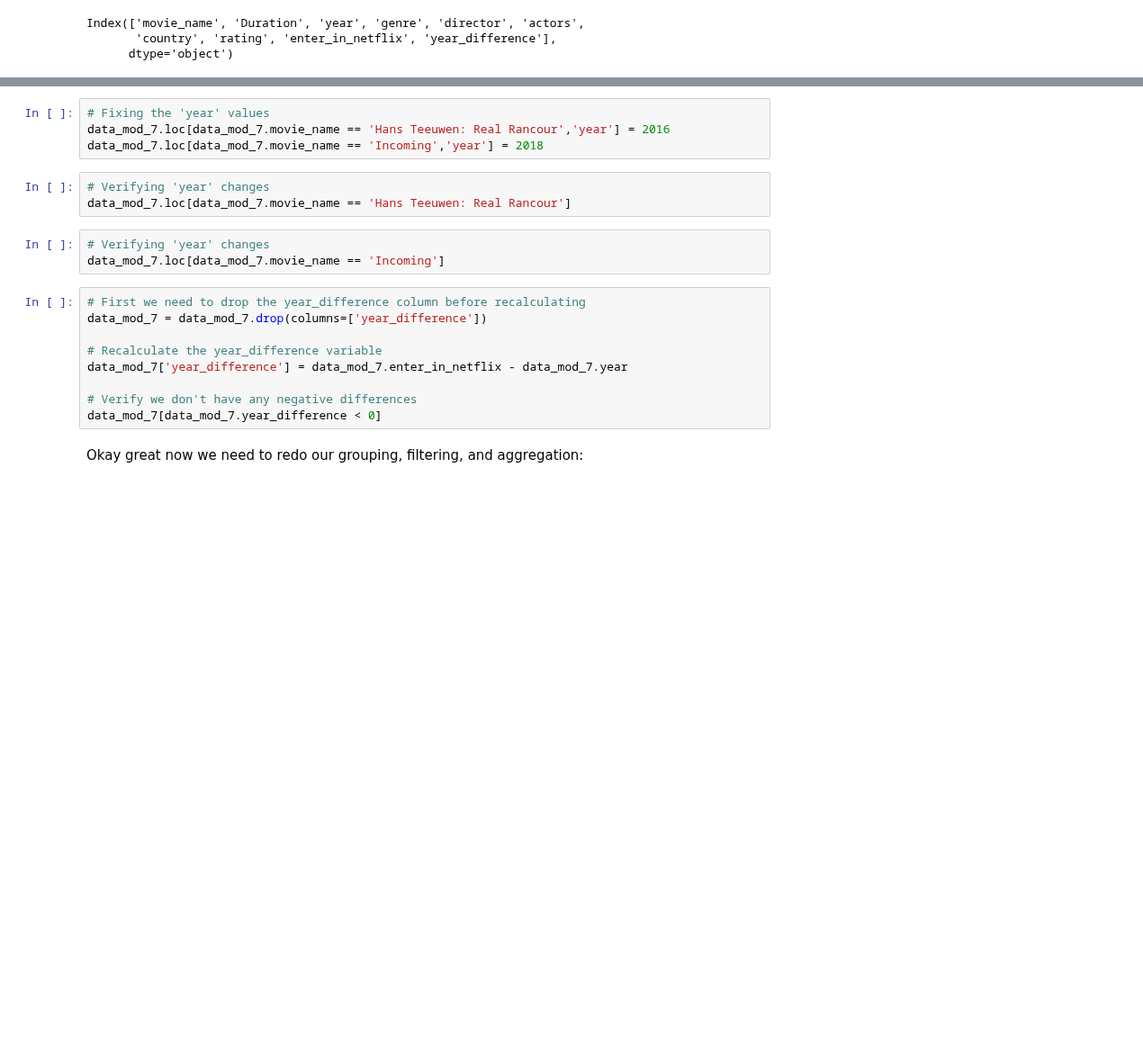
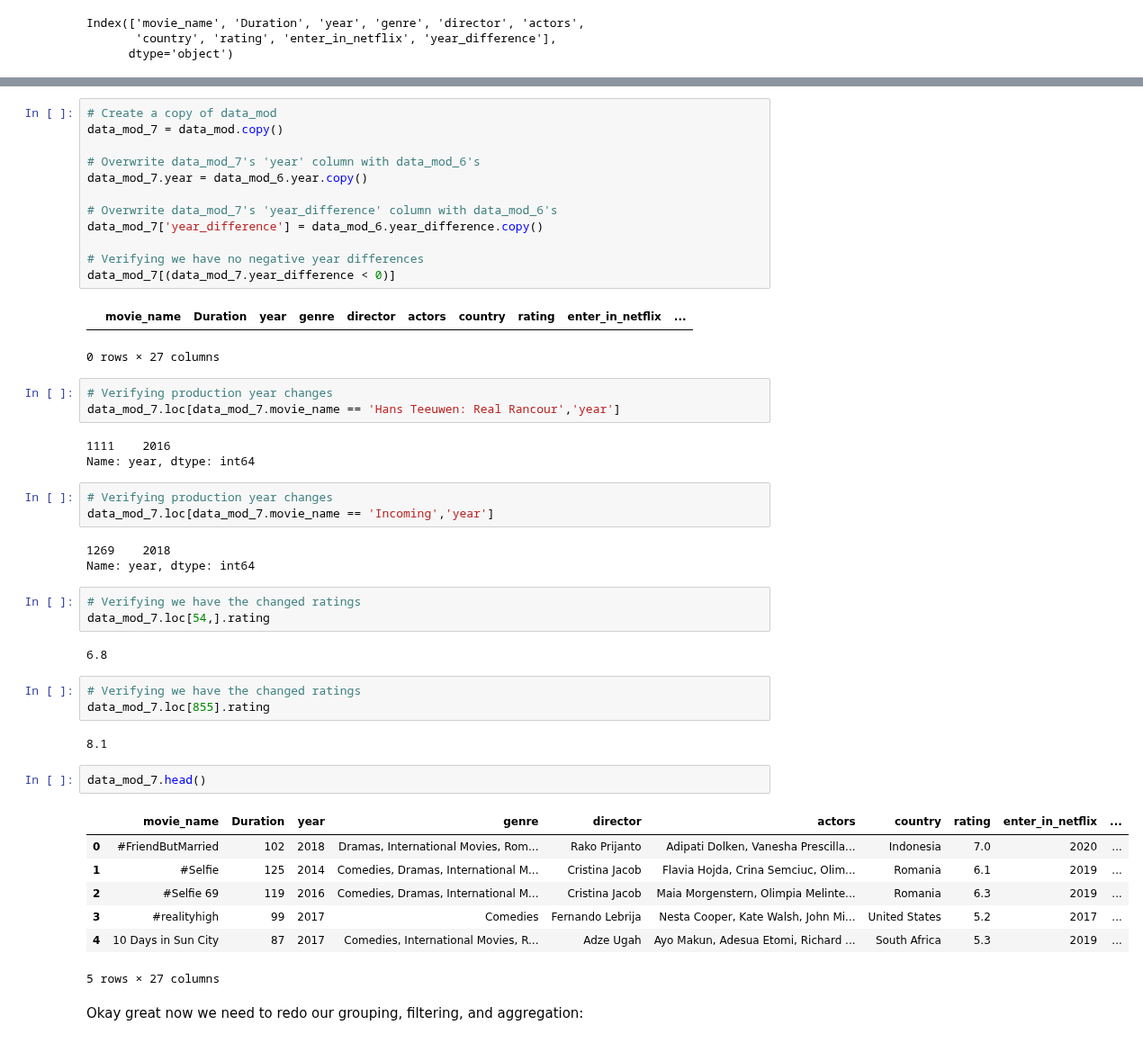
Before and after one commit to Kristian-Abad/Netflix-Movies-Project, a Jupyter notebook: Netflix_Movies.ipynb, the cells around one changed output, grey strips where cells are left out. Shown at 90% size. Saved outputs shown, nothing was run; the diff lists cells and outputs as text; blank space fills up the shorter version.

Commit message:
removed redundant code cells in "Recency of Movies"

```diff
--- a/Netflix_Movies.ipynb
+++ b/Netflix_Movies.ipynb
@@ -693,22 +721,50 @@ data_mod_7[data_mod_7.year_difference == -1]
+# %%
+# Create a copy of data_mod
+data_mod_7 = data_mod.copy()
+
+# Overwrite data_mod_7's 'year' column with data_mod_6's
+data_mod_7.year = data_mod_6.year.copy()
+
+# Overwrite data_mod_7's 'year_difference' column with data_mod_6's
+data_mod_7['year_difference'] = data_mod_6.year_difference.copy()
+
+# Verifying we have no negative year differences
+data_mod_7[(data_mod_7.year_difference < 0)]
+# %% [output]
+|  | movie_name | Duration | year | genre | director | actors | country | rating | enter_in_netflix | ... |
+0 rows × 27 columns
 # %%
-# Fixing the 'year' values
-data_mod_7.loc[data_mod_7.movie_name == 'Hans Teeuwen: Real Rancour','year'] = 2016
-data_mod_7.loc[data_mod_7.movie_name == 'Incoming','year'] = 2018
+# Verifying production year changes
+data_mod_7.loc[data_mod_7.movie_name == 'Hans Teeuwen: Real Rancour','year']
+# %% [output]
+1111    2016
+Name: year, dtype: int64
 # %%
-# Verifying 'year' changes
-data_mod_7.loc[data_mod_7.movie_name == 'Hans Teeuwen: Real Rancour']
+# Verifying production year changes
+data_mod_7.loc[data_mod_7.movie_name == 'Incoming','year']
+# %% [output]
+1269    2018
+Name: year, dtype: int64
-# %%
-# Verifying 'year' changes
-data_mod_7.loc[data_mod_7.movie_name == 'Incoming']
-# %%
-# First we need to drop the year_difference column before recalculating
-data_mod_7 = data_mod_7.drop(columns=['year_difference'])
-
-# Recalculate the year_difference variable
-data_mod_7['year_difference'] = data_mod_7.enter_in_netflix - data_mod_7.year
-
-# Verify we don't have any negative differences
-data_mod_7[data_mod_7.year_difference < 0]
+# %%
+# Verifying we have the changed ratings
+data_mod_7.loc[54,].rating
+# %% [output]
+6.8
+# %%
+# Verifying we have the changed ratings
+data_mod_7.loc[855].rating
+# %% [output]
+8.1
+# %%
+data_mod_7.head()
+# %% [output]
+|  | movie_name | Duration | year | genre | director | actors | country | rating | enter_in_netflix | ... |
+| 0 | #FriendButMarried | 102 | 2018 | Dramas, International Movies, Rom... | Rako Prijanto | Adipati Dolken, Vanesha Prescilla... | Indonesia | 7.0 | 2020 | ... |
+| 1 | #Selfie | 125 | 2014 | Comedies, Dramas, International M... | Cristina Jacob | Flavia Hojda, Crina Semciuc, Olim... | Romania | 6.1 | 2019 | ... |
+| 2 | #Selfie 69 | 119 | 2016 | Comedies, Dramas, International M... | Cristina Jacob | Maia Morgenstern, Olimpia Melinte... | Romania | 6.3 | 2019 | ... |
+| 3 | #realityhigh | 99 | 2017 | Comedies | Fernando Lebrija | Nesta Cooper, Kate Walsh, John Mi... | United States | 5.2 | 2017 | ... |
+| 4 | 10 Days in Sun City | 87 | 2017 | Comedies, International Movies, R... | Adze Ugah | Ayo Makun, Adesua Etomi, Richard ... | South Africa | 5.3 | 2019 | ... |
+5 rows × 27 columns
 # %% [markdown]
 Okay great now we need to redo our grouping, filtering, and aggregation:
 # %%
```
Also changed, not shown: parts of 13 cells of this notebook.
